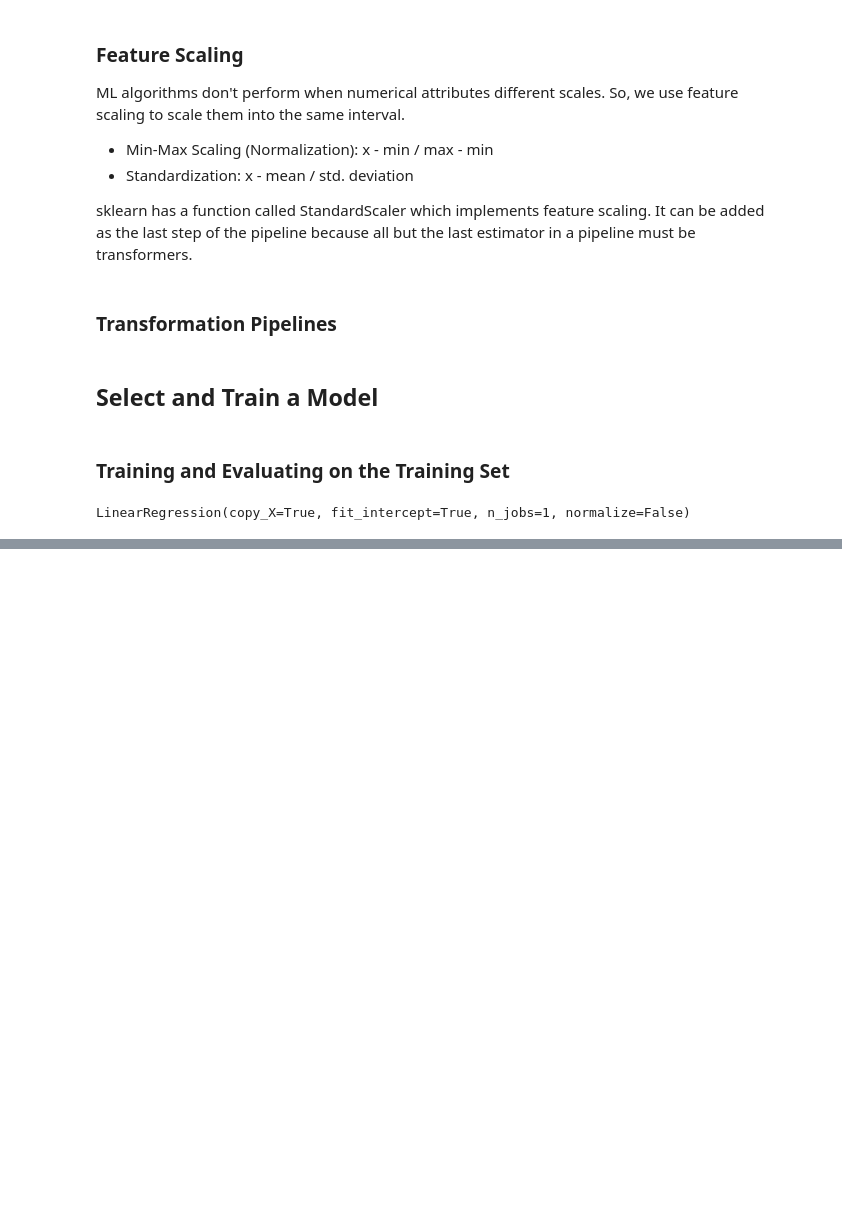
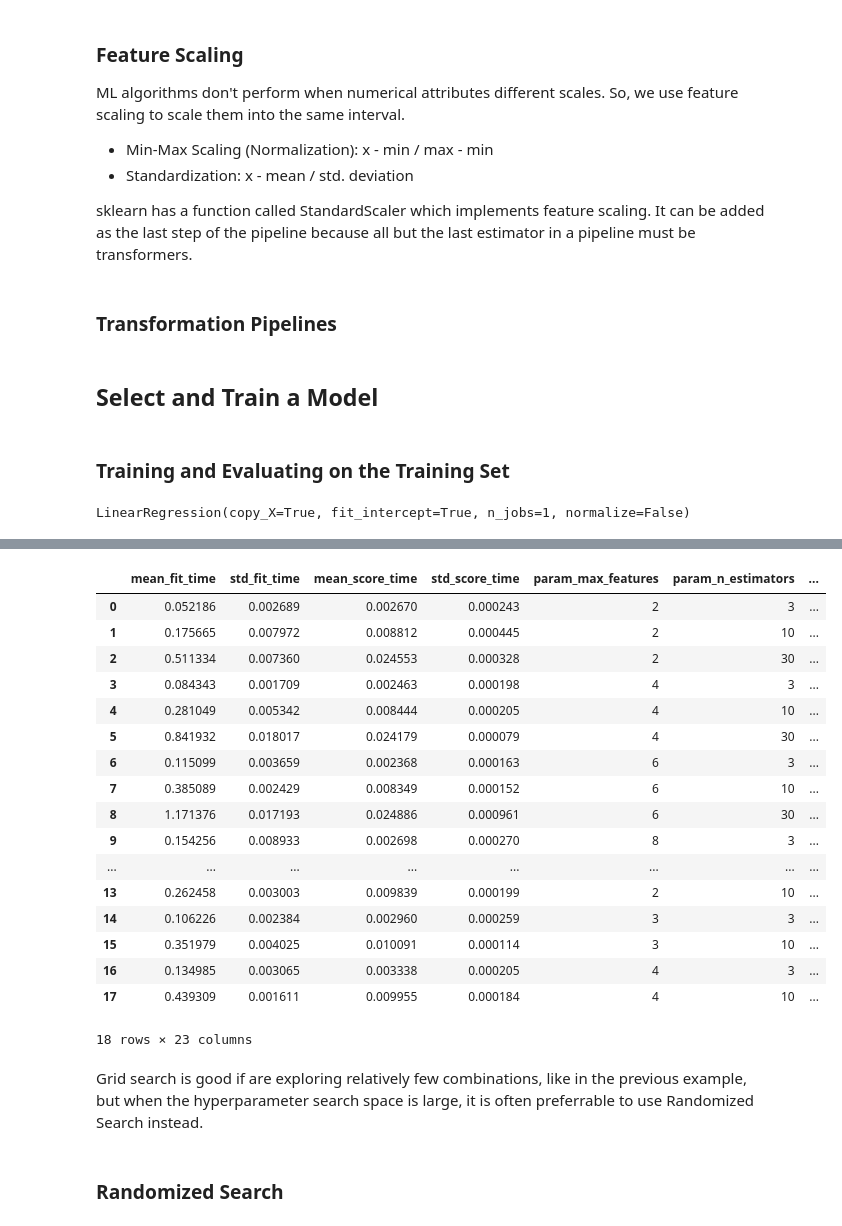
Before and after one commit to ninjrok/data-science-starters-guide, a Jupyter notebook: jupyter_notebooks/handson_ml/california_housing_prices.ipynb, the cells around one changed output, grey strips where cells are left out. Drawn from its saved outputs; the diff is of its cells as text; code cells hidden in the pictures; blank space fills up the shorter version.

```diff
--- a/jupyter_notebooks/california_housing_prices.ipynb
+++ b/jupyter_notebooks/handson_ml/california_housing_prices.ipynb
@@ -515,0 +545,5 @@ LinearRegression(copy_X=True, fit_intercept=True, n_jobs=1, normalize=False)
+# %%
+from sklearn.tree import DecisionTreeRegressor
+
+tree_reg = DecisionTreeRegressor(random_state=42)
+tree_reg.fit(housing_prepared, housing_labels)
@@ -515,0 +597,5 @@ LinearRegression(copy_X=True, fit_intercept=True, n_jobs=1, normalize=False)
+# %%
+from sklearn.ensemble import RandomForestRegressor
+
+forest_reg = RandomForestRegressor(random_state=42)
+forest_reg.fit(housing_prepared, housing_labels)
@@ -515,0 +631,9 @@ LinearRegression(copy_X=True, fit_intercept=True, n_jobs=1, normalize=False)
+# %%
+from sklearn.svm import SVR
+
+svm_reg = SVR(kernel="linear")
+svm_reg.fit(housing_prepared, housing_labels)
+housing_predictions = svm_reg.predict(housing_prepared)
+svm_mse = mean_squared_error(housing_labels, housing_predictions)
+svm_rmse = np.sqrt(svm_mse)
+svm_rmse
@@ -515,0 +648,15 @@ LinearRegression(copy_X=True, fit_intercept=True, n_jobs=1, normalize=False)
+# %%
+from sklearn.model_selection import GridSearchCV
+
+param_grid = [
+    # try 12 (3×4) combinations of hyperparameters
+    {'n_estimators': [3, 10, 30], 'max_features': [2, 4, 6, 8]},
+    # then try 6 (2×3) combinations with bootstrap set as False
+    {'bootstrap': [False], 'n_estimators': [3, 10], 'max_features': [2, 3, 4]},
+  ]
+
+forest_reg = RandomForestRegressor(random_state=42)
+# train across 5 folds, that's a total of (12+6)*5=90 rounds of training
+grid_search = GridSearchCV(forest_reg, param_grid, cv=5,
+                           scoring='neg_mean_squared_error', return_train_score=True)
+grid_search.fit(housing_prepared, housing_labels)
@@ -515,0 +711,25 @@ LinearRegression(copy_X=True, fit_intercept=True, n_jobs=1, normalize=False)
+# %%
+pd.DataFrame(grid_search.cv_results_)
+# %% [output]
+|  | mean_fit_time | std_fit_time | mean_score_time | std_score_time | param_max_features | param_n_estimators | ... |
+| 0 | 0.052186 | 0.002689 | 0.002670 | 0.000243 | 2 | 3 | ... |
+| 1 | 0.175665 | 0.007972 | 0.008812 | 0.000445 | 2 | 10 | ... |
+| 2 | 0.511334 | 0.007360 | 0.024553 | 0.000328 | 2 | 30 | ... |
+| 3 | 0.084343 | 0.001709 | 0.002463 | 0.000198 | 4 | 3 | ... |
+| 4 | 0.281049 | 0.005342 | 0.008444 | 0.000205 | 4 | 10 | ... |
+| 5 | 0.841932 | 0.018017 | 0.024179 | 0.000079 | 4 | 30 | ... |
+| 6 | 0.115099 | 0.003659 | 0.002368 | 0.000163 | 6 | 3 | ... |
+| 7 | 0.385089 | 0.002429 | 0.008349 | 0.000152 | 6 | 10 | ... |
+| 8 | 1.171376 | 0.017193 | 0.024886 | 0.000961 | 6 | 30 | ... |
+| 9 | 0.154256 | 0.008933 | 0.002698 | 0.000270 | 8 | 3 | ... |
+| ... | ... | ... | ... | ... | ... | ... | ... |
+| 13 | 0.262458 | 0.003003 | 0.009839 | 0.000199 | 2 | 10 | ... |
+| 14 | 0.106226 | 0.002384 | 0.002960 | 0.000259 | 3 | 3 | ... |
+| 15 | 0.351979 | 0.004025 | 0.010091 | 0.000114 | 3 | 10 | ... |
+| 16 | 0.134985 | 0.003065 | 0.003338 | 0.000205 | 4 | 3 | ... |
+| 17 | 0.439309 | 0.001611 | 0.009955 | 0.000184 | 4 | 10 | ... |
+18 rows × 23 columns
+# %% [markdown]
+Grid search is good if are exploring relatively few combinations, like in the previous example, but when the hyperparameter search space is large, it is often preferrable to use Randomized Search instead.
+# %% [markdown]
+### Randomized Search
```
Also changed, not shown: parts of 30 cells of this notebook, 1 other file.
